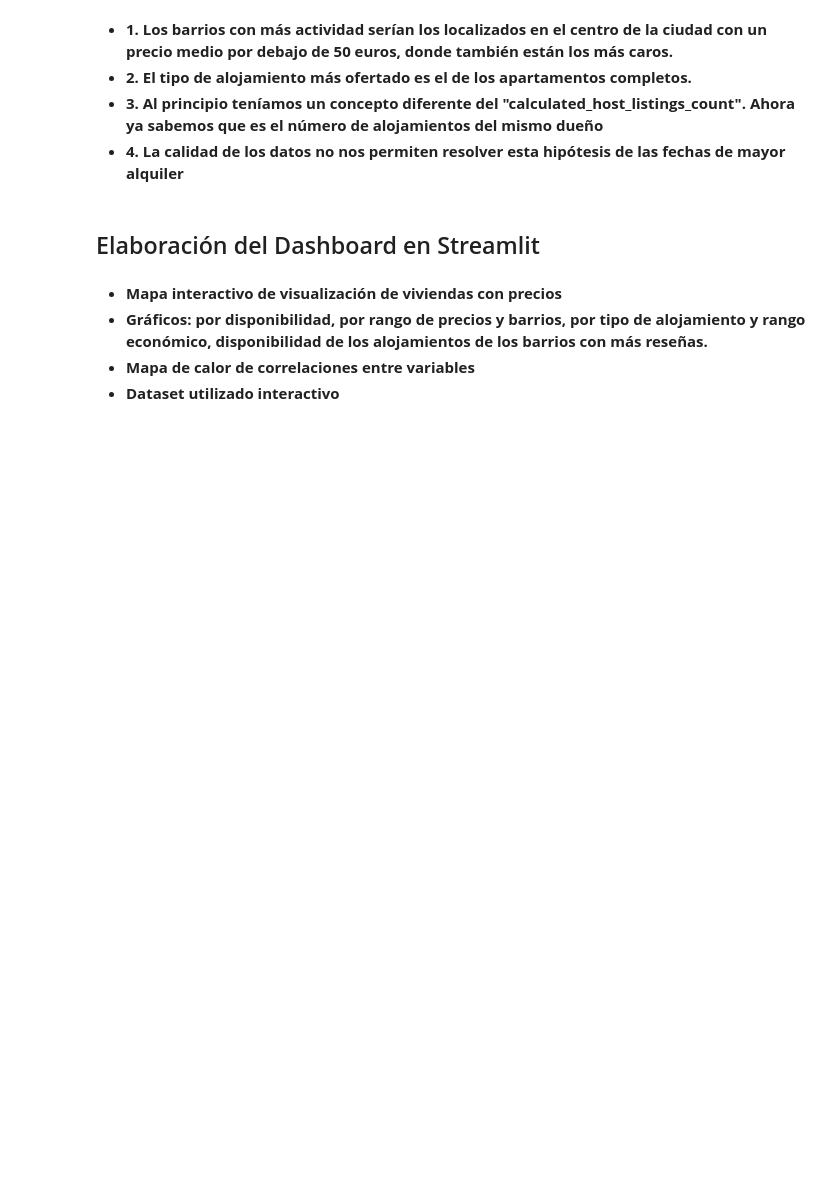
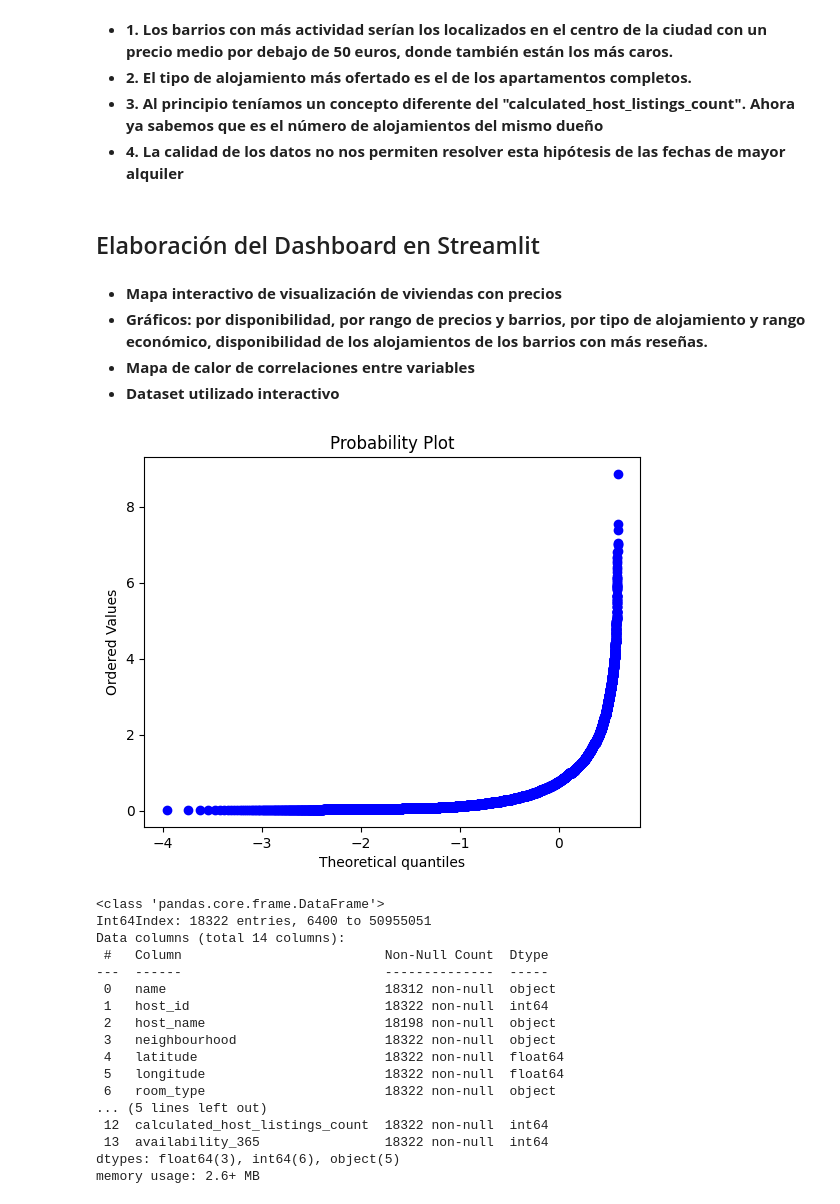
Before and after one commit to Factoria-F5-AI-Bootcamp-1-Edicion/Milan_airbnb, a Jupyter notebook: Milan_airbnb_EDA.ipynb, the cells around one changed output. Drawn from its saved outputs; the diff is of its cells as text; code cells hidden in the pictures; blank space fills up the shorter version.

```diff
--- a/Milan_airbnb_EDA.ipynb
+++ b/Milan_airbnb_EDA.ipynb
@@ -967,3 +967,29 @@ p.set( xlabel = "Most rated neighbourhoods (descendent)", ylabel = "availability
     <li><b>Dataset utilizado interactivo</b></li>
 
 </ul>
+# %%
+# Aplicamos logaritmo en base 10
+log_mnights = df["reviews_per_month"]**(1/1.2)
+#Crea columna log_price
+log_nights = df["calculated_host_listings_count"]
+stats.probplot(log_mnights, plot=pylab)
+pylab.show()
+# %% [output]
+[figure, added]
+<class 'pandas.core.frame.DataFrame'>
+Int64Index: 18322 entries, 6400 to 50955051
+Data columns (total 14 columns):
+ #   Column                          Non-Null Count  Dtype
+---  ------                          --------------  -----
+ 0   name                            18312 non-null  object
+ 1   host_id                         18322 non-null  int64
+ 2   host_name                       18198 non-null  object
+ 3   neighbourhood                   18322 non-null  object
+ 4   latitude                        18322 non-null  float64
+ 5   longitude                       18322 non-null  float64
+ 6   room_type                       18322 non-null  object
+... (5 lines left out)
+ 12  calculated_host_listings_count  18322 non-null  int64
+ 13  availability_365                18322 non-null  int64
+dtypes: float64(3), int64(6), object(5)
+memory usage: 2.6+ MB
```
Also changed, not shown: parts of 1 cell of this notebook.
